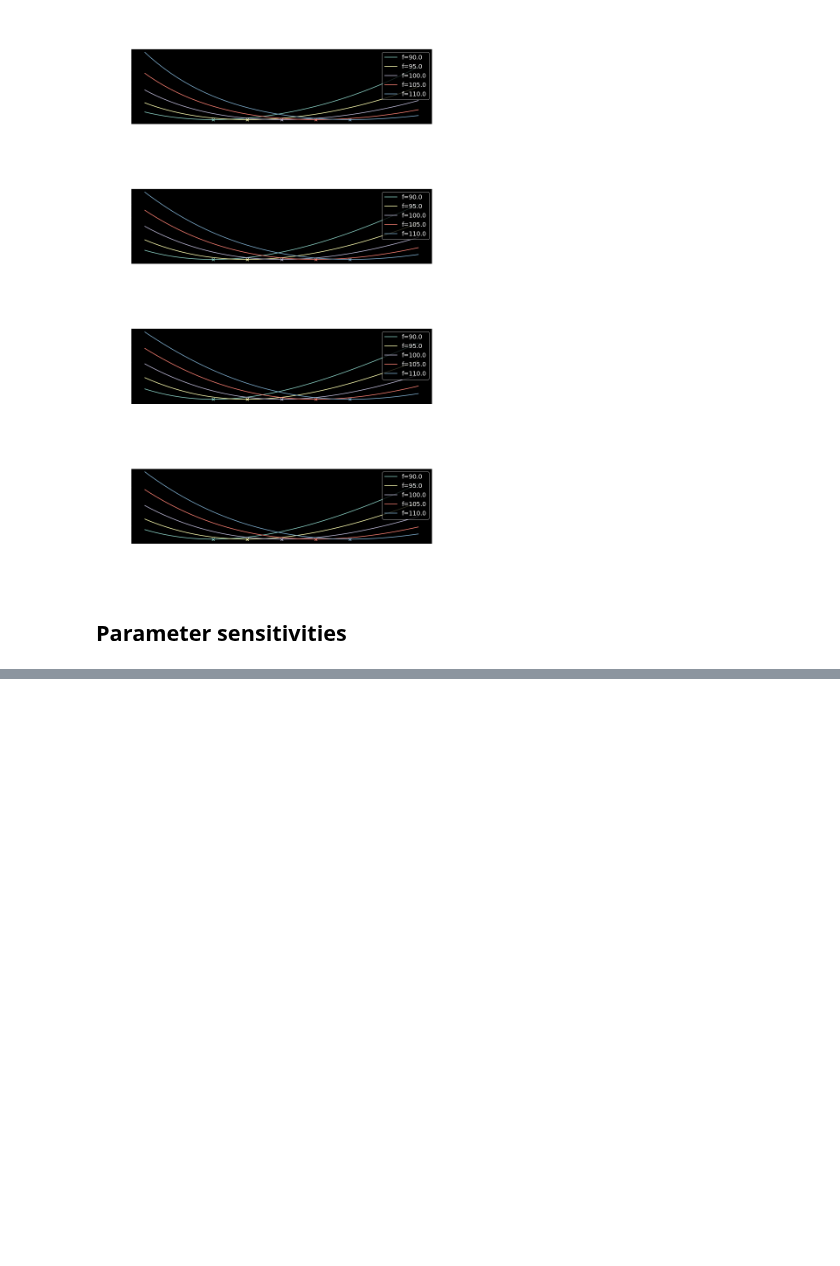
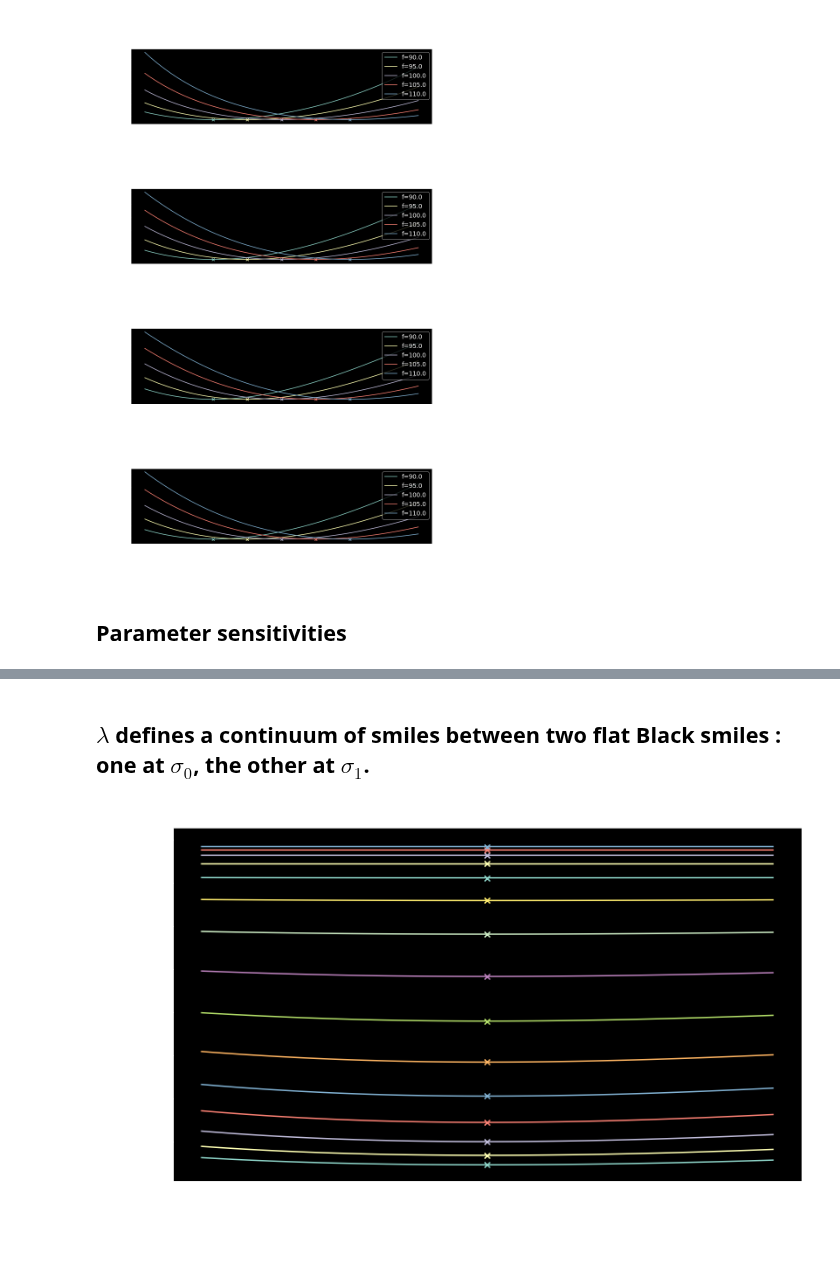
Before and after one commit to sauxpa/Quant, a Jupyter notebook: volmodels_examples/BS_Markov_simple.ipynb, the cells around one changed output, grey strips where cells are left out. Cells and saved outputs as stored; diff of their text form; code cells hidden in the pictures; blank space fills up the shorter version.

```diff
--- a/volmodels_examples/BS_Markov_simple.ipynb
+++ b/volmodels_examples/BS_Markov_simple.ipynb
@@ -317,0 +293,42 @@ for intensity_shock in intensity_shocks:
+# %% [markdown]
+## $\lambda$ defines a continuum of smiles between two flat Black smiles : one at $\sigma_0$, the other at $\sigma_1$.
+# %%
+xlabel = 'strike\n\n'
+ylabel = 'implied vol'
+
+f = 100.0
+
+sigma_0 = 20*ONE_PCT
+sigma_1 = 100*ONE_PCT
+
+intensities = np.logspace(-1.0, 1.5, 15)
+
+fig, ax = plt.subplots(figsize=(11,7), nrows=1, ncols=1)
+
+model = BS_Markov_simple_LN(sigma_0=sigma_0,
+                            sigma_1=sigma_1,
+                            intensity=intensity,
+                            f=f,
+                            n_strikes=N_STRIKES,
+                            K_lo=K_lo,
+                            K_hi=K_hi,
+                            strike_type='strike',
+                           )
+
+for intensity in intensities:
+    model.intensity = intensity
+
+    smile = list(model.smile.values())
+    ax.plot(model.strike_grid, smile, label=label)
+    ax.scatter([model.f], [model.ATM], marker='x')
+
+    ax.set_xlabel(xlabel)
+    ax.set_ylabel(ylabel)
+    ax.xaxis.set_major_formatter(FuncFormatter(lambda x, _: '{:.0f}'.format(x)))
+    ax.yaxis.set_major_formatter(FuncFormatter(lambda y, _: '{:.2%}'.format(y)))
+    ax.set_title(r'$intensity$ shock')
+
+plt.tight_layout()
+plt.show()
+# %% [output]
+[figure, added]
```
Also changed, not shown: parts of 1 cell of this notebook.
